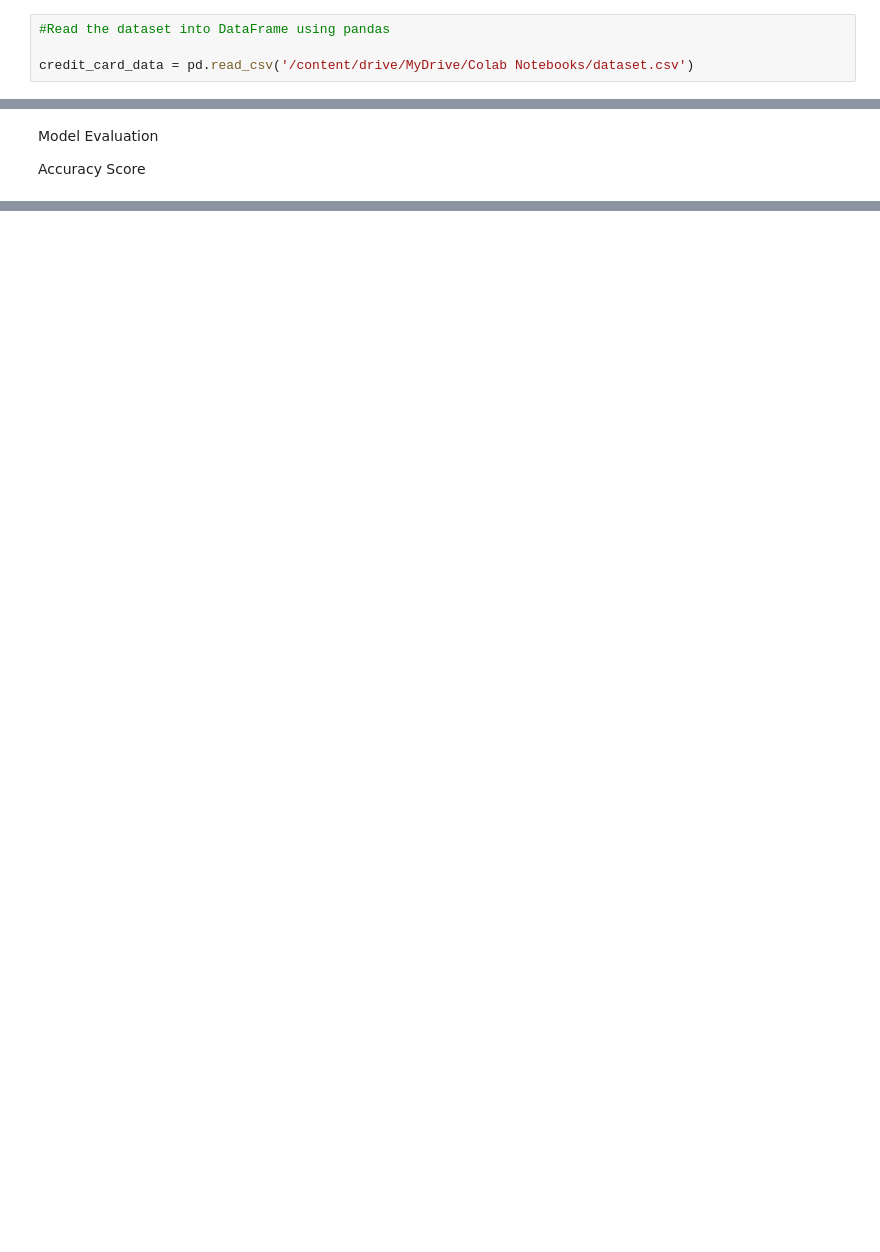
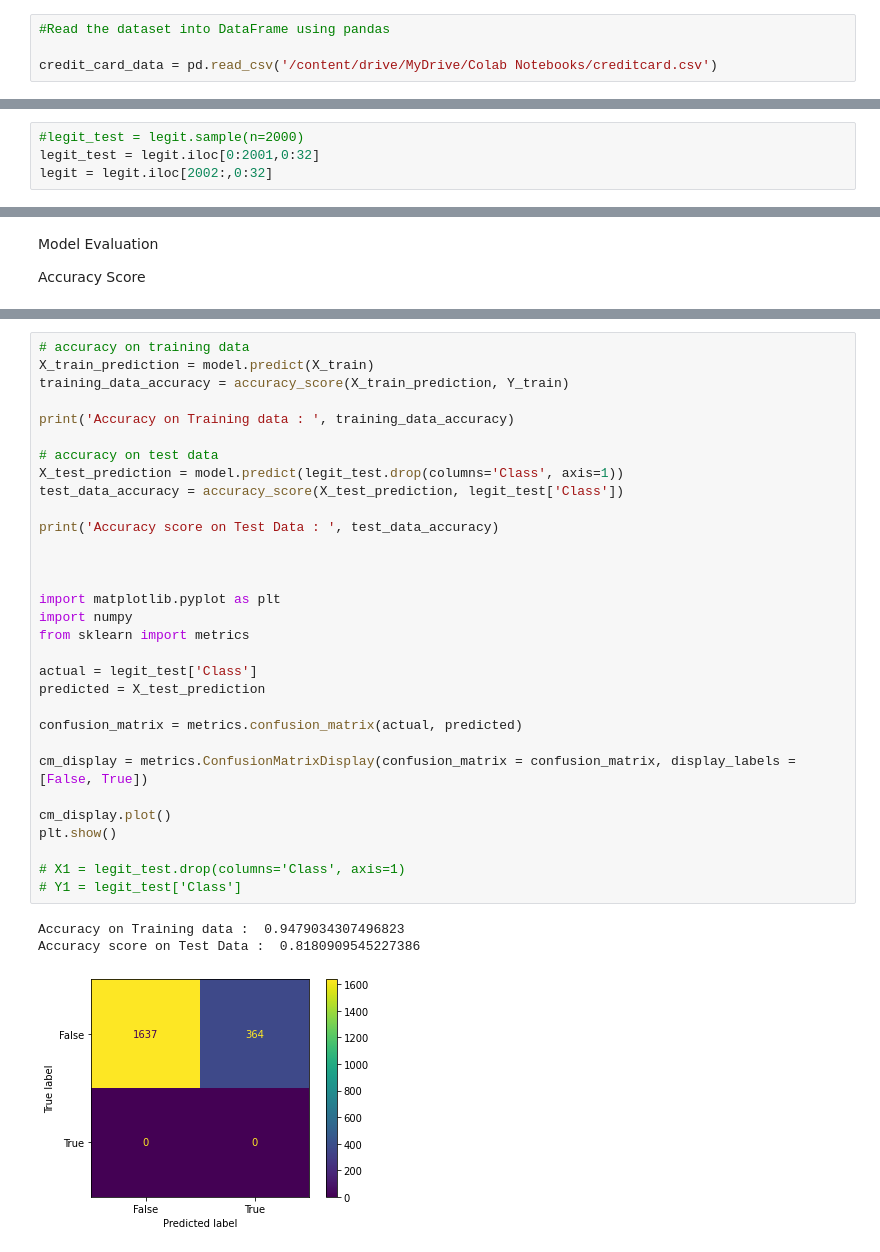
Before and after one commit to mohkharma/Credit-Card-Fraud-Detection-Using-Machine-Learning-Comparative-Study, a Jupyter notebook: credit_card_fraud_detection.ipynb, the cells around one changed output, grey strips where cells are left out. Cells and saved outputs as stored; diff of their text form; blank space fills up the shorter version.

```diff
--- a/credit_card_fraud_detection.ipynb
+++ b/credit_card_fraud_detection.ipynb
@@ -21,7 +21,7 @@ from sklearn.metrics import accuracy_score
 # %%
 #Read the dataset into DataFrame using pandas
 
-credit_card_data = pd.read_csv('/content/drive/MyDrive/Colab Notebooks/dataset.csv')
+credit_card_data = pd.read_csv('/content/drive/MyDrive/Colab Notebooks/creditcard.csv')
 # %%
 # dataset informations
 credit_card_data.info()
@@ -79,5 +162,9 @@ Under-Sampling
 Build a sample dataset containing similar distribution of normal transactions and Fraudulent Transactions
 
 Number of Fraudulent Transactions --> 492
+# %%
+#legit_test = legit.sample(n=2000)
+legit_test = legit.iloc[0:2001,0:32]
+legit = legit.iloc[2002:,0:32]
 # %%
 legit_sample = legit.sample(n=492)
@@ -132,0 +300,35 @@ print('Accuracy score on Test Data : ', test_data_accuracy)
+# %%
+# accuracy on training data
+X_train_prediction = model.predict(X_train)
+training_data_accuracy = accuracy_score(X_train_prediction, Y_train)
+
+print('Accuracy on Training data : ', training_data_accuracy)
+
+# accuracy on test data
+X_test_prediction = model.predict(legit_test.drop(columns='Class', axis=1))
+test_data_accuracy = accuracy_score(X_test_prediction, legit_test['Class'])
+
+print('Accuracy score on Test Data : ', test_data_accuracy)
+
+
+
+import matplotlib.pyplot as plt
+import numpy
+from sklearn import metrics
+
+actual = legit_test['Class']
+predicted = X_test_prediction
+
+confusion_matrix = metrics.confusion_matrix(actual, predicted)
+
+cm_display = metrics.ConfusionMatrixDisplay(confusion_matrix = confusion_matrix, display_labels = [False, True])
+
+cm_display.plot()
+plt.show()
+
+# X1 = legit_test.drop(columns='Class', axis=1)
+# Y1 = legit_test['Class']
+# %% [output]
+Accuracy on Training data :  0.9479034307496823
+Accuracy score on Test Data :  0.8180909545227386
+[figure, added]
```
Also changed, not shown: parts of 20 cells of this notebook.
